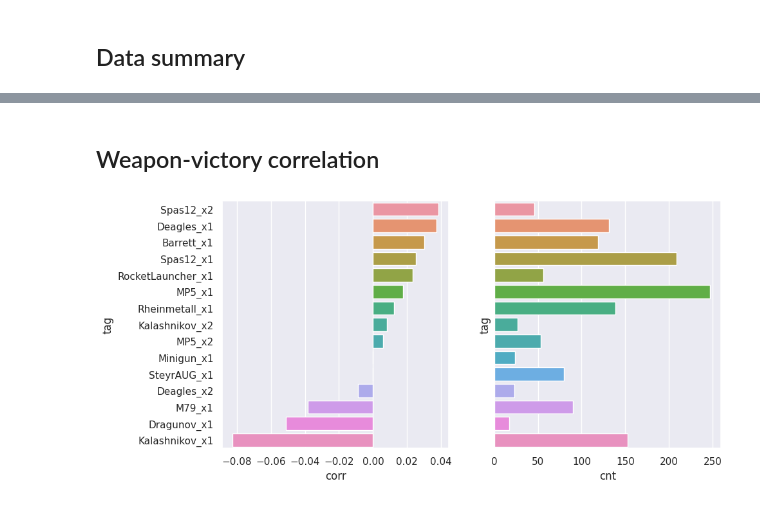
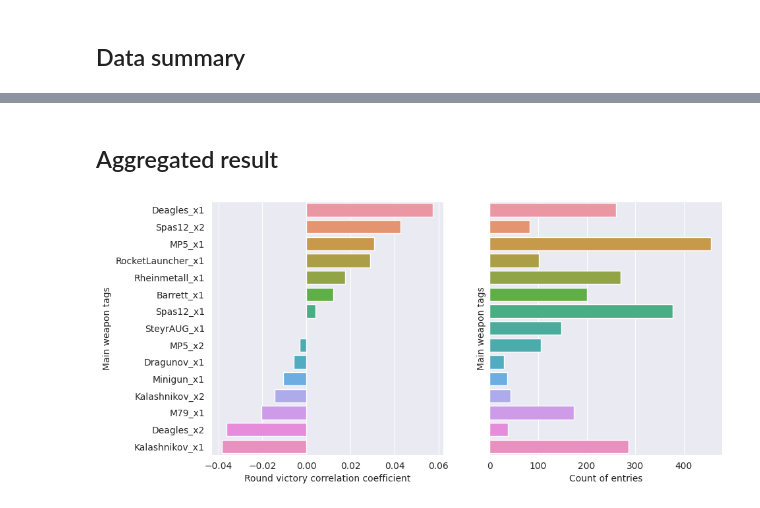
Before and after one commit to s2vndl/s2_1st_tournament_stats, a Jupyter notebook: stats_weapon_impact.ipynb, the cells around one changed output, grey strips where cells are left out. Drawn from its saved outputs; the diff is of its cells as text; code cells hidden in the pictures.

```diff
--- a/stats_weapon_impact.ipynb
+++ b/stats_weapon_impact.ipynb
@@ -49,24 +47,24 @@ tabulate.tabulate(summary, tablefmt='html')
-# %% [markdown]
-## Weapon-victory correlation
+# %% [markdown]
+## Aggregated result
 # %%
 from matplotlib import pyplot as plt
 from s2_analytics.test_main_weapon_analyzer import NO_RESULT_TAG_FILTER
 
-correlation = tag_correlation_analyzer.calculate_win_correlation()
+correlation_per_map = tag_correlation_analyzer.calculate_win_correlation()
 
-sns.set(rc={'figure.figsize': (5, 18)})
 fig, axes = plt.subplots(1, 2, figsize=(10, 5), sharey=True)
 
-corr = pd.DataFrame(correlation.items(), columns=["tag", "corr"])
+corr = pd.DataFrame(correlation_per_map.items(), columns=["tag", "corr"])
 counts = tag_correlation_analyzer.tag_counts(NO_RESULT_TAG_FILTER)
-cnts = pd.DataFrame(counts.items(), columns=["tag", "cnt"]).sort_values(by=["cnt"], ascending=False)
-minimum_required_count = cnts.head(n=15)["cnt"].min()
+cnts = pd.DataFrame(counts.items(), columns=["tag", "cnt"]) \
+    .sort_values(by=["cnt"], ascending=False) \
+    .head(n=15)
 
-merged = pd.merge(corr, cnts, on=["tag"])\
+merged = pd.merge(corr, cnts, on=["tag"]) \
     .sort_values(by=["corr"], ascending=False)
-merged = merged[merged["cnt"] >= minimum_required_count]
-sns.barplot(x=merged["corr"], y=merged["tag"], ax=axes[0])
-sns.barplot(x=merged["cnt"], y=merged["tag"], ax=axes[1])
+sns.barplot(x=merged["corr"], y=merged["tag"], ax=axes[0]).set(xlabel="Round victory correlation coefficient",
+                                                               ylabel="Main weapon tags")
+sns.barplot(x=merged["cnt"], y=merged["tag"], ax=axes[1]).set(xlabel="Count of entries", ylabel="Main weapon tags")
 pass
 # %% [output]
-[figure, old version]
+[figure, new version]
```
Also changed, not shown: parts of 5 cells of this notebook, 10 other files.
